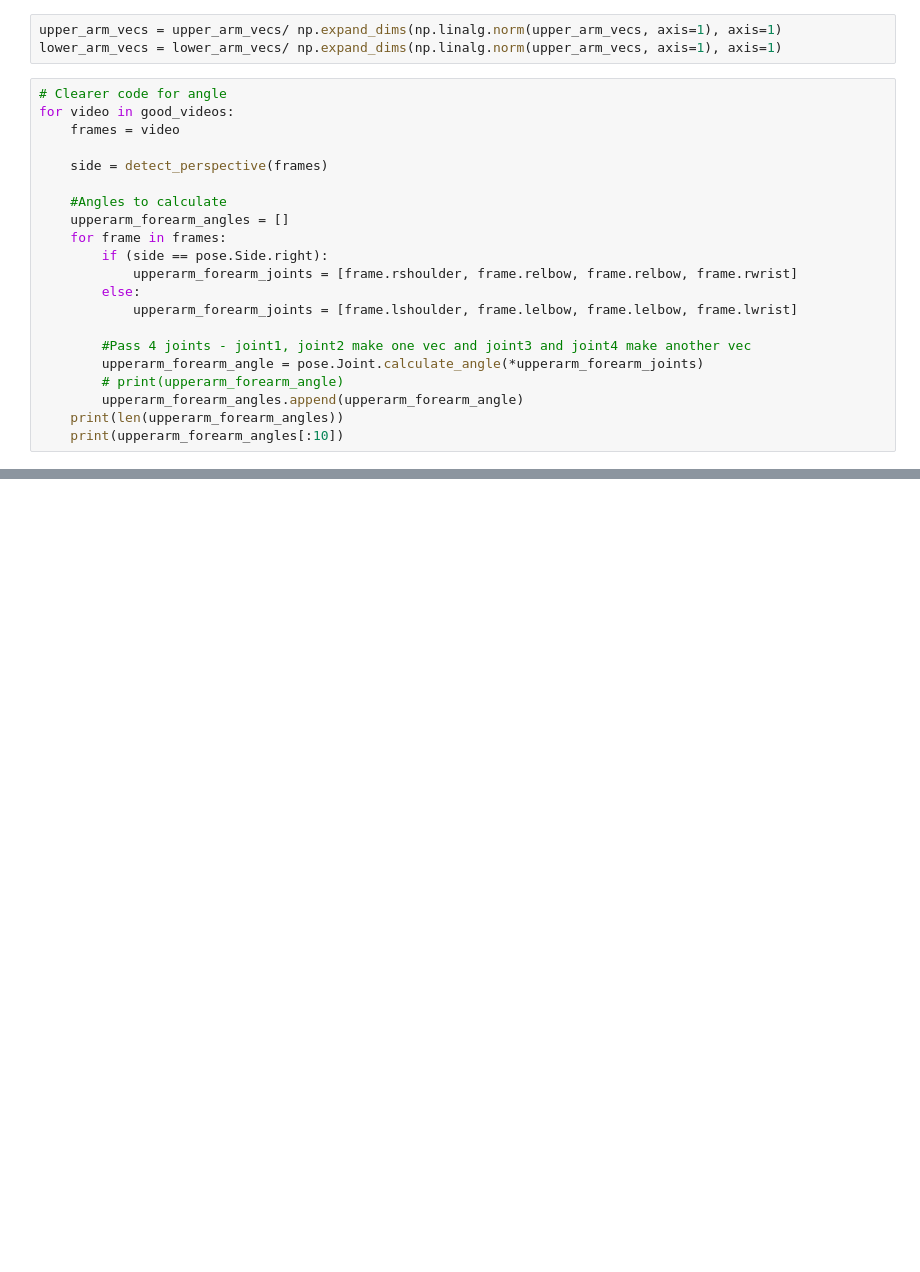
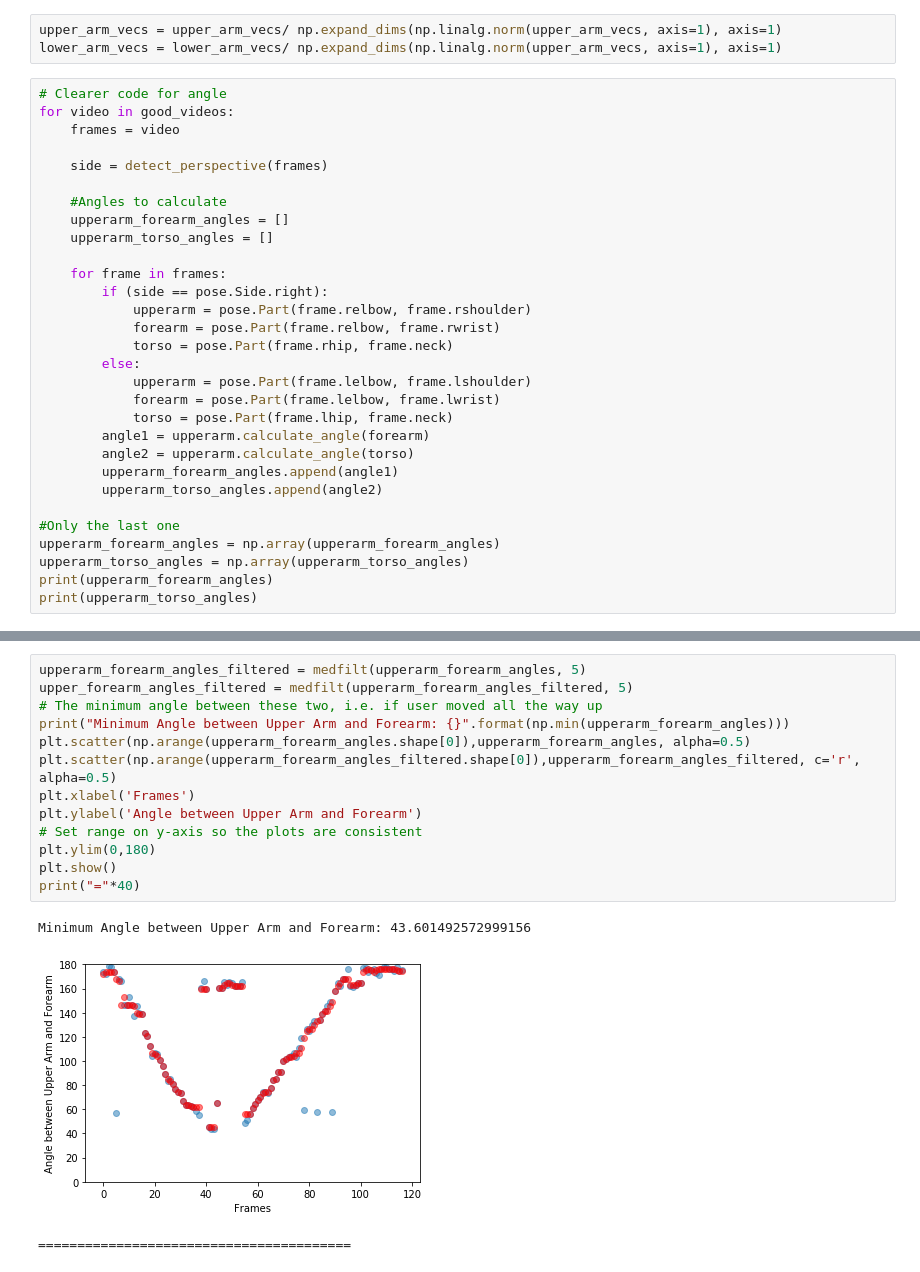
Before and after one commit to Sajidkminds/ExercisePoseCorrection, a Jupyter notebook: bicepCurl.ipynb, the cells around one changed output, grey strips where cells are left out. Saved outputs shown, nothing was run; the diff lists cells and outputs as text; blank space fills up the shorter version.

```diff
--- a/bicepCurl.ipynb
+++ b/bicepCurl.ipynb
@@ -82,17 +65,26 @@ for video in good_videos:
 
     #Angles to calculate
     upperarm_forearm_angles = []
+    upperarm_torso_angles = []
+
     for frame in frames:
         if (side == pose.Side.right):
-            upperarm_forearm_joints = [frame.rshoulder, frame.relbow, frame.relbow, frame.rwrist]
+            upperarm = pose.Part(frame.relbow, frame.rshoulder)
+            forearm = pose.Part(frame.relbow, frame.rwrist)
+            torso = pose.Part(frame.rhip, frame.neck)
         else:
-            upperarm_forearm_joints = [frame.lshoulder, frame.lelbow, frame.lelbow, frame.lwrist]
+            upperarm = pose.Part(frame.lelbow, frame.lshoulder)
+            forearm = pose.Part(frame.lelbow, frame.lwrist)
+            torso = pose.Part(frame.lhip, frame.neck)
+        angle1 = upperarm.calculate_angle(forearm)
+        angle2 = upperarm.calculate_angle(torso)
+        upperarm_forearm_angles.append(angle1)
+        upperarm_torso_angles.append(angle2)
 
-        #Pass 4 joints - joint1, joint2 make one vec and joint3 and joint4 make another vec
-        upperarm_forearm_angle = pose.Joint.calculate_angle(*upperarm_forearm_joints)
-        # print(upperarm_forearm_angle)
-        upperarm_forearm_angles.append(upperarm_forearm_angle)
-    print(len(upperarm_forearm_angles))
-    print(upperarm_forearm_angles[:10])
+#Only the last one
+upperarm_forearm_angles = np.array(upperarm_forearm_angles)
+upperarm_torso_angles = np.array(upperarm_torso_angles)
+print(upperarm_forearm_angles)
+print(upperarm_torso_angles)
 # %% [output]
 Primary arm: Right
@@ -115,0 +107,17 @@ Primary arm: Left
+# %%
+upperarm_forearm_angles_filtered = medfilt(upperarm_forearm_angles, 5)
+upper_forearm_angles_filtered = medfilt(upperarm_forearm_angles_filtered, 5)
+# The minimum angle between these two, i.e. if user moved all the way up
+print("Minimum Angle between Upper Arm and Forearm: {}".format(np.min(upperarm_forearm_angles)))
+plt.scatter(np.arange(upperarm_forearm_angles.shape[0]),upperarm_forearm_angles, alpha=0.5)
+plt.scatter(np.arange(upperarm_forearm_angles_filtered.shape[0]),upperarm_forearm_angles_filtered, c='r', alpha=0.5)
+plt.xlabel('Frames')
+plt.ylabel('Angle between Upper Arm and Forearm')
+# Set range on y-axis so the plots are consistent
+plt.ylim(0,180)
+plt.show()
+print("="*40)
+# %% [output]
+Minimum Angle between Upper Arm and Forearm: 43.601492572999156
+[figure, added]
+========================================
```
Also changed, not shown: parts of 4 cells of this notebook, 1 other file.
